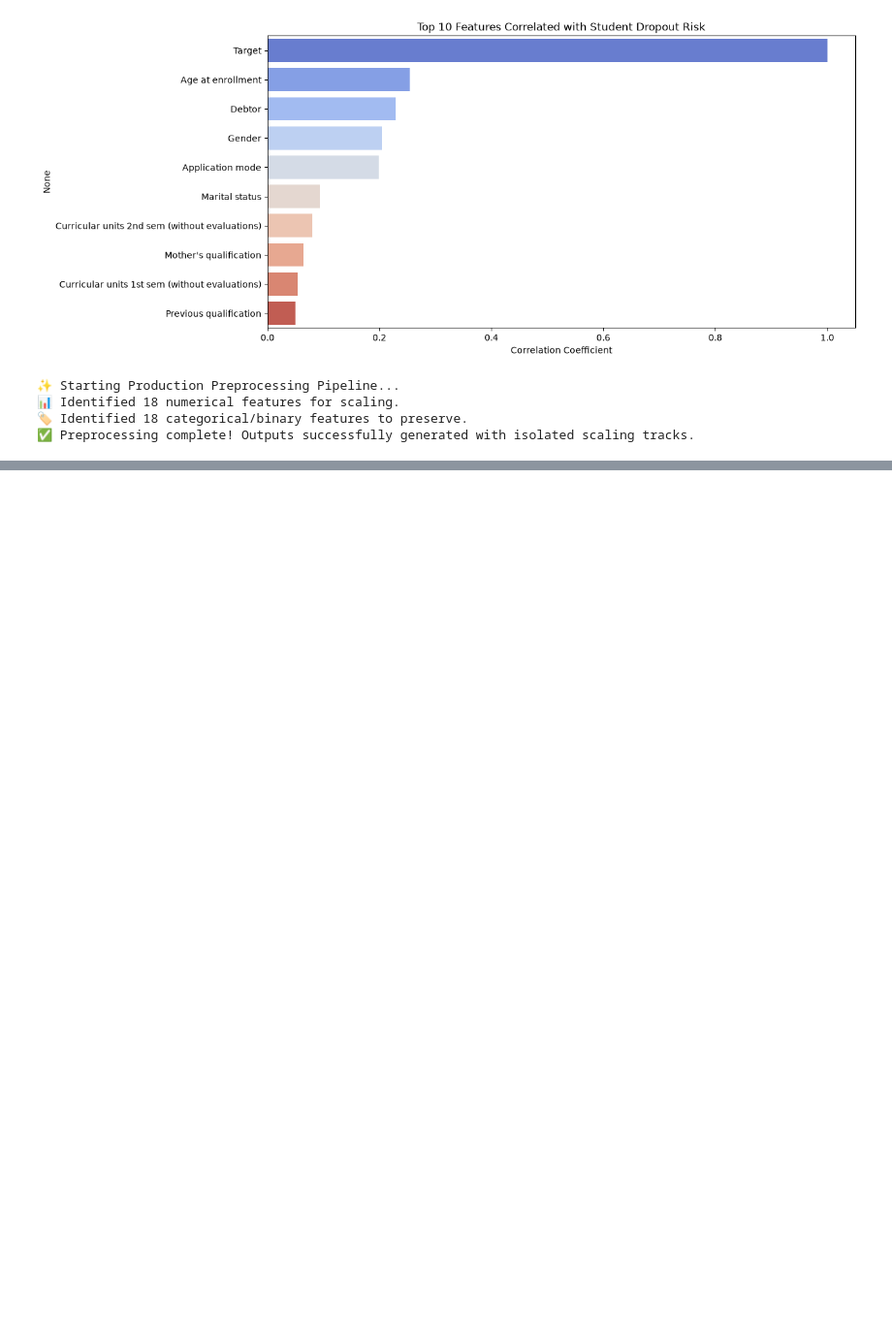
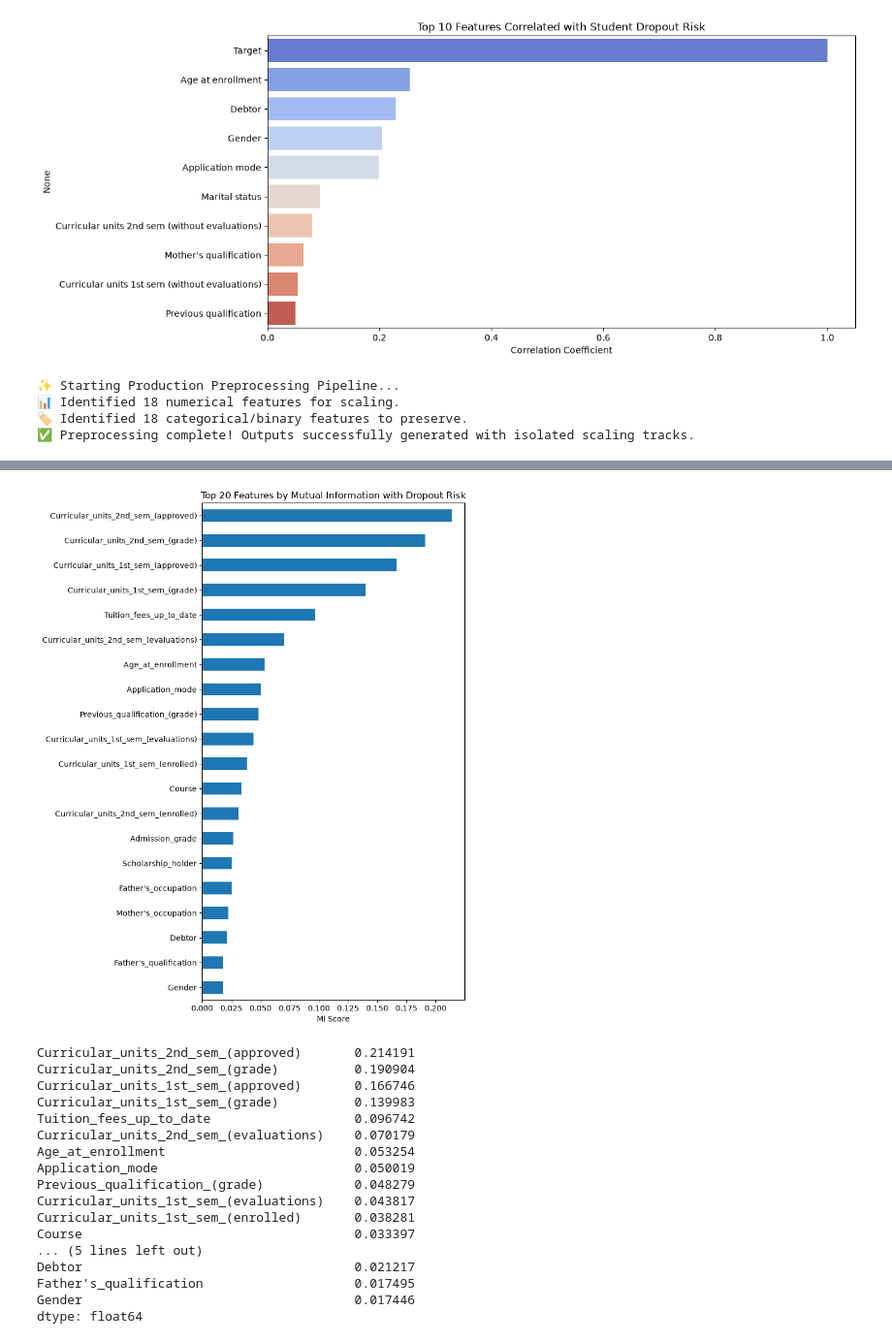
Before and after one commit to Rohin189/Student_AI_Dropout, a Jupyter notebook: notebooks/EDA.ipynb, the cells around one changed output, grey strips where cells are left out. Shown at 97% size. Saved outputs shown, nothing was run; the diff lists cells and outputs as text; code cells hidden in the pictures; blank space fills up the shorter version.

```diff
--- a/notebooks/EDA.ipynb
+++ b/notebooks/EDA.ipynb
@@ -149,0 +237,42 @@ preprocess_and_save_production(df)
+# %%
+from sklearn.feature_selection import mutual_info_classif
+
+X = df.drop(columns=['Target', 'Target_Binary'], errors='ignore')
+y = df['Target_Binary']
+
+# Encode any remaining categorical columns for MI computation only (not the actual pipeline)
+X_encoded = X.copy()
+for col in X_encoded.select_dtypes(include='object').columns:
+    X_encoded[col] = X_encoded[col].astype('category').cat.codes
+
+mi_scores = mutual_info_classif(X_encoded, y, random_state=42)
+mi_series = pd.Series(mi_scores, index=X_encoded.columns).sort_values(ascending=False)
+
+plt.figure(figsize=(8, 10))
+mi_series.head(20).plot(kind='barh')
+plt.gca().invert_yaxis()
+plt.title('Top 20 Features by Mutual Information with Dropout Risk')
+plt.xlabel('MI Score')
+plt.tight_layout()
+plt.show()
+
+print(mi_series.head(20))
+# %% [output]
+[figure, added]
+Curricular_units_2nd_sem_(approved)       0.214191
+Curricular_units_2nd_sem_(grade)          0.190904
+Curricular_units_1st_sem_(approved)       0.166746
+Curricular_units_1st_sem_(grade)          0.139983
+Tuition_fees_up_to_date                   0.096742
+Curricular_units_2nd_sem_(evaluations)    0.070179
+Age_at_enrollment                         0.053254
+Application_mode                          0.050019
+Previous_qualification_(grade)            0.048279
+Curricular_units_1st_sem_(evaluations)    0.043817
+Curricular_units_1st_sem_(enrolled)       0.038281
+Course                                    0.033397
+... (5 lines left out)
+Debtor                                    0.021217
+Father's_qualification                    0.017495
+Gender                                    0.017446
+dtype: float64
```
Also changed, not shown: parts of 11 cells of this notebook.
